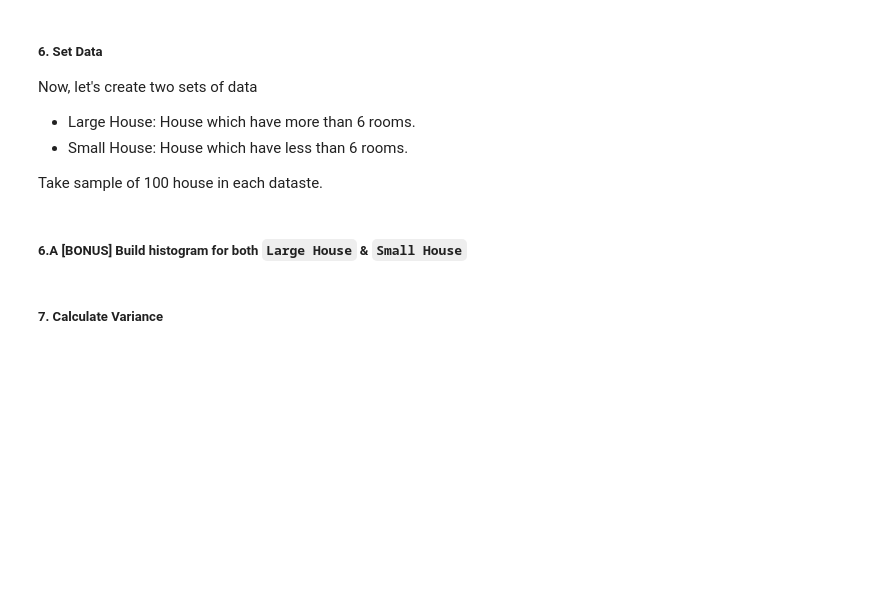
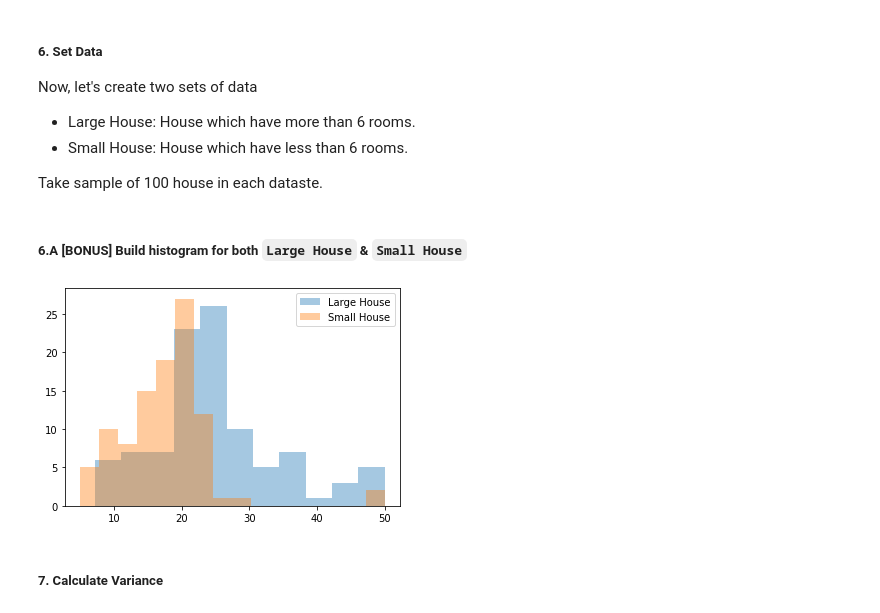
Before and after one commit to diemol55/Institute_of_Data, a Jupyter notebook: Module_2/IOD_Lab 2.2.2.ipynb, the cells around one changed output. Saved outputs shown, nothing was run; the diff lists cells and outputs as text; code cells hidden in the pictures; blank space fills up the shorter version.

```diff
--- a/Module_2/IOD_Lab 2.2.2.ipynb
+++ b/Module_2/IOD_Lab 2.2.2.ipynb
@@ -37,7 +35,7 @@ from matplotlib import pyplot as plt
 %matplotlib inline
 # %%
 names = ["CRIM", "ZN", "INDUS", "CHAS", "NOX", "RM", "AGE", "DIS", "RAD", "TAX", "PTRATIO", "B", "LSTAT", "MEDV"]
-data = pd.read_csv("C:/Users/Lala/Google Drive/Institute_of_Data/DATA/housing.data", header=None, names=names, delim_whitespace=True)
+data = pd.read_csv("/home/diegom/Insync/Institute_of_Data/DATA/housing.data", header=None, names=names, delim_whitespace=True)
 # %%
 # Head
 data.head()
@@ -120,2 +118,7 @@ Take sample of 100 house in each dataste.
+# %%
+# ANSWER
+N = 100
+medv_over_6 = data[data['RM'] > 6]['MEDV'].sample(N)
+medv_under_6 = data[data['RM'] <= 6]['MEDV'].sample(N)
 # %% [markdown]
 ##### 6.A [BONUS] Build histogram for both `Large House` & `Small House`
@@ -124,3 +125,13 @@ Take sample of 100 house in each dataste.
+# %%
+# ANSWER
+ax = sns.distplot(medv_over_6, label='Large House', kde=False);
+sns.distplot(medv_under_6, ax=ax, label='Small House', kde=False);
+plt.legend(loc = 'upper right')
+plt.xlabel('')
+plt.ylabel('')
+plt.show();
+# %% [output]
+[figure, added]
 # %% [markdown]
 ##### 7. Calculate Variance
 # %% [markdown]
```
Also changed, not shown: parts of 26 cells of this notebook.
